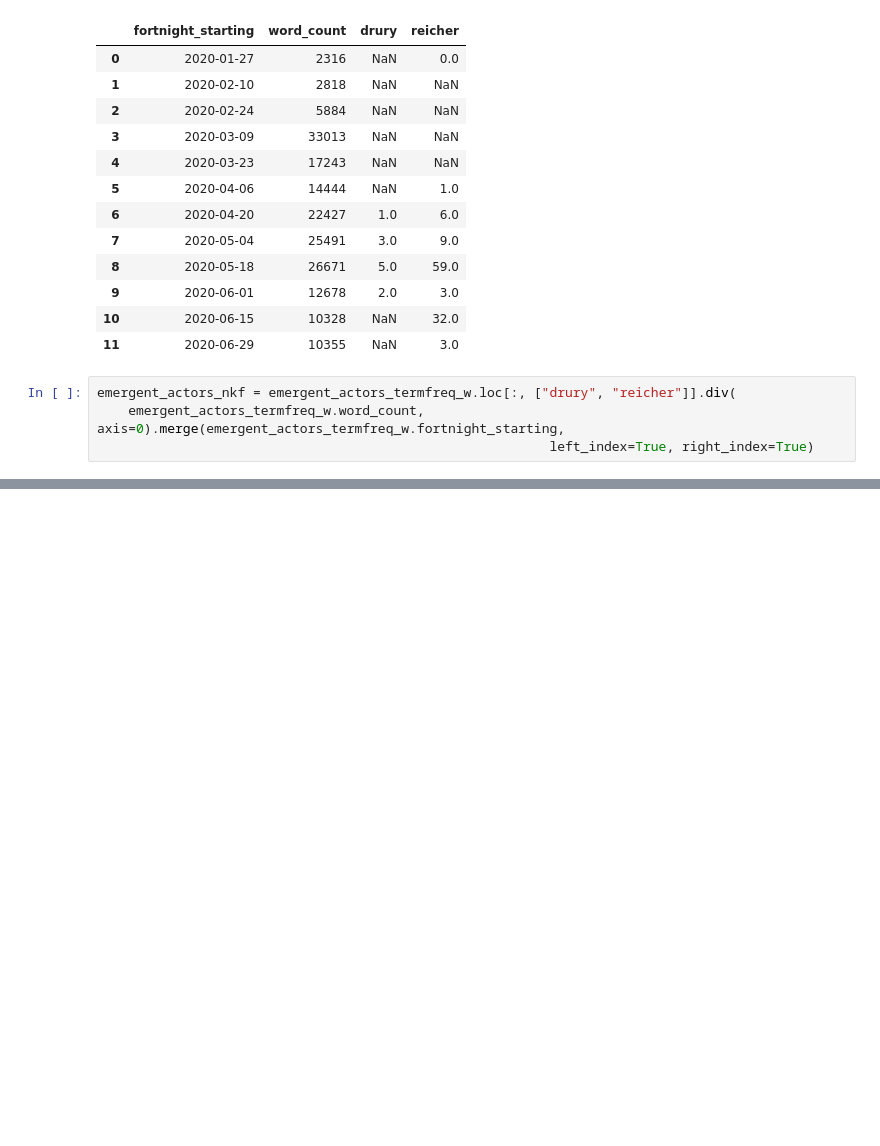
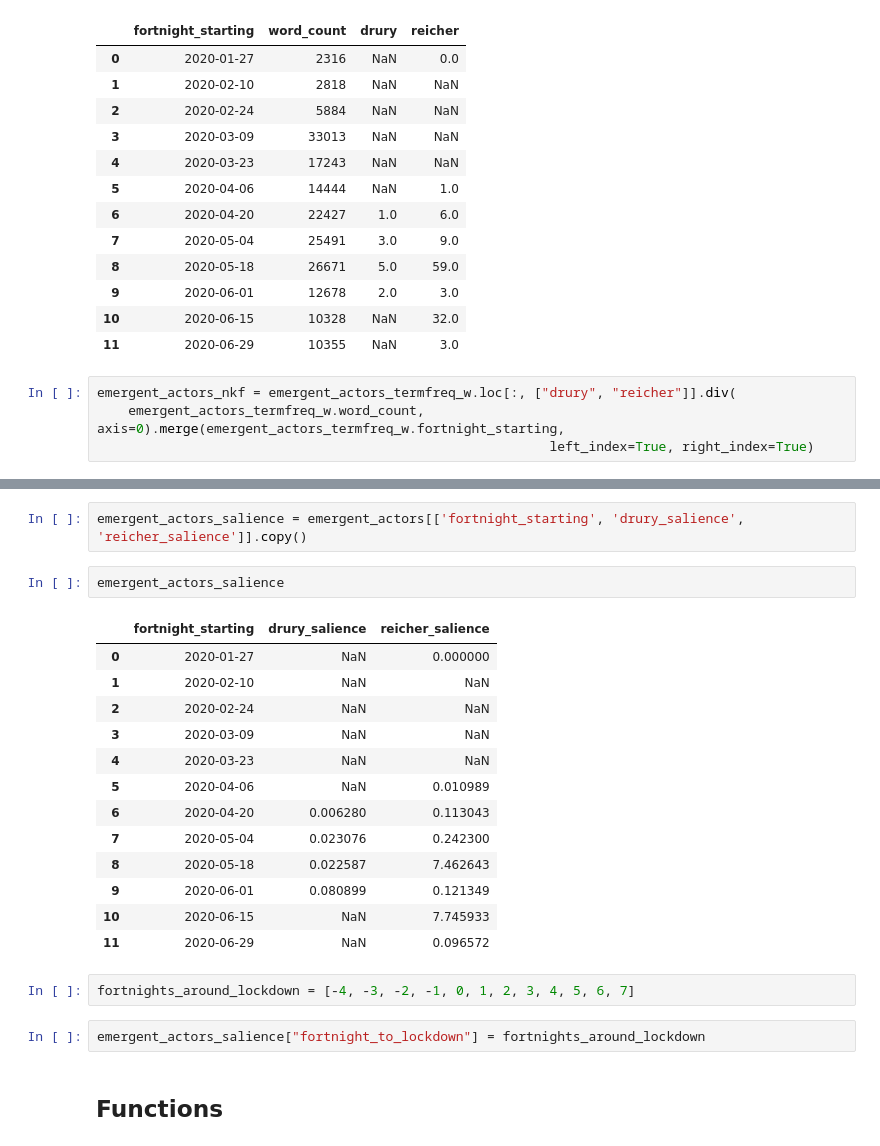
Before and after one commit to exfalsoquodlibet/behavioural-sci-perception, a Jupyter notebook: notebooks/news_media/emerging_actors.ipynb, the cells around one changed output, grey strips where cells are left out. Saved outputs shown, nothing was run; the diff lists cells and outputs as text; blank space fills up the shorter version.

```diff
--- a/notebooks/news_media/emerging_actors.ipynb
+++ b/notebooks/news_media/emerging_actors.ipynb
@@ -449,0 +464,24 @@ emergent_actors_nkf
+# %%
+emergent_actors_salience = emergent_actors[['fortnight_starting', 'drury_salience', 'reicher_salience']].copy()
+# %%
+emergent_actors_salience
+# %% [output]
+|  | fortnight_starting | drury_salience | reicher_salience |
+| 0 | 2020-01-27 | NaN | 0.000000 |
+| 1 | 2020-02-10 | NaN | NaN |
+| 2 | 2020-02-24 | NaN | NaN |
+| 3 | 2020-03-09 | NaN | NaN |
+| 4 | 2020-03-23 | NaN | NaN |
+| 5 | 2020-04-06 | NaN | 0.010989 |
+| 6 | 2020-04-20 | 0.006280 | 0.113043 |
+| 7 | 2020-05-04 | 0.023076 | 0.242300 |
+| 8 | 2020-05-18 | 0.022587 | 7.462643 |
+| 9 | 2020-06-01 | 0.080899 | 0.121349 |
+| 10 | 2020-06-15 | NaN | 7.745933 |
+| 11 | 2020-06-29 | NaN | 0.096572 |
+# %%
+fortnights_around_lockdown = [-4, -3, -2, -1, 0, 1, 2, 3, 4, 5, 6, 7]
+# %%
+emergent_actors_salience["fortnight_to_lockdown"] = fortnights_around_lockdown
+# %% [markdown]
+## Functions
```
Also changed, not shown: parts of 20 cells of this notebook, 1 other file.
